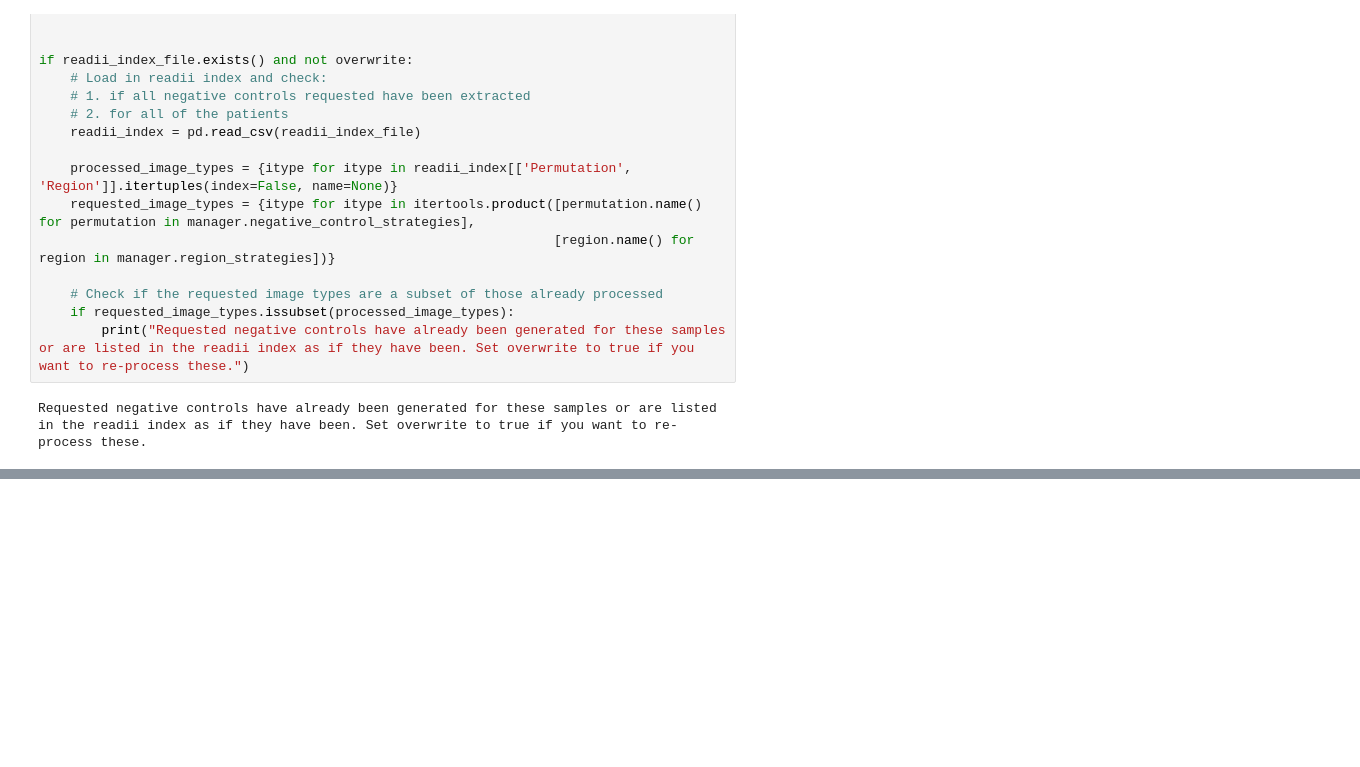
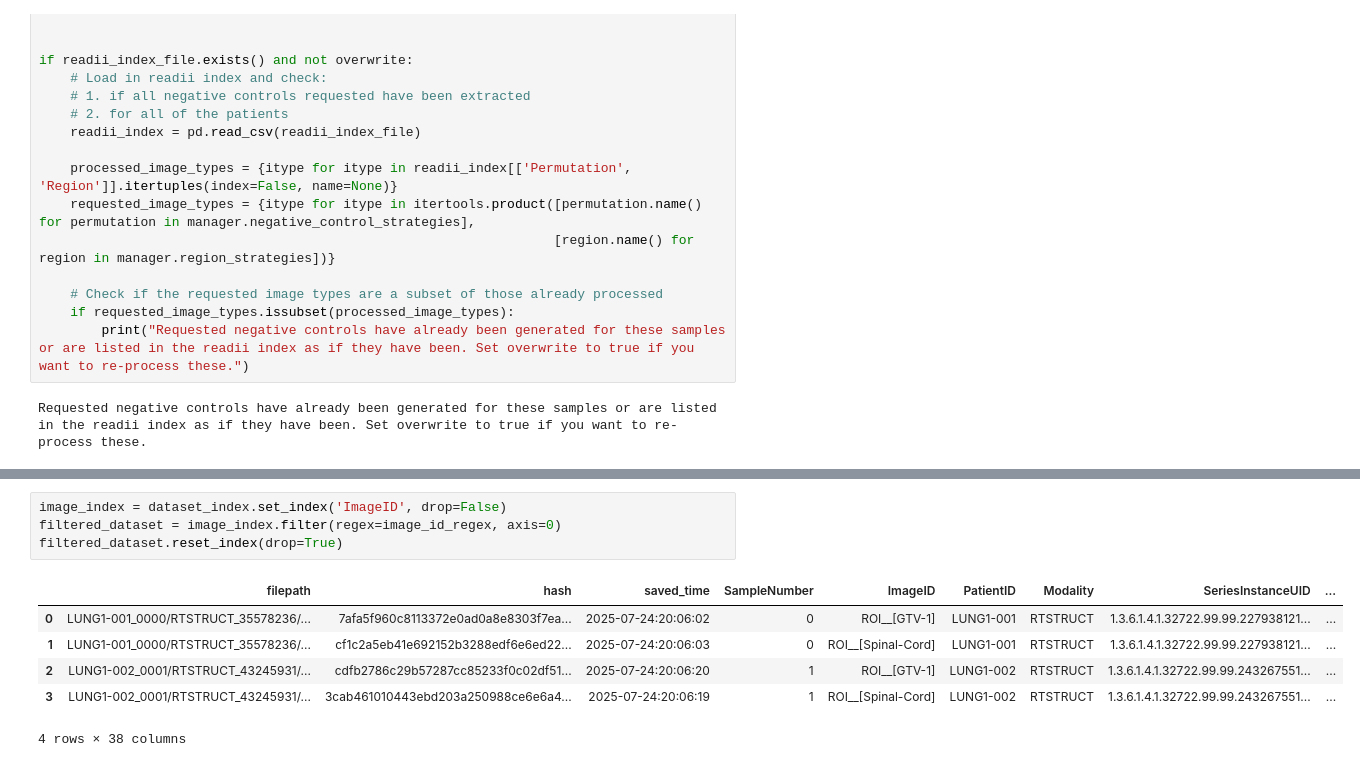
Before and after one commit to bhklab/readii_2_roqc, a Jupyter notebook: sandbox/debug_make_negative_controls.ipynb, the cells around one changed output, grey strips where cells are left out. Cells and saved outputs as stored; diff of their text form; blank space fills up the shorter version.

```diff
--- a/sandbox/debug_make_negative_controls.ipynb
+++ b/sandbox/debug_make_negative_controls.ipynb
@@ -273,0 +333,11 @@ requested
+# %%
+image_index = dataset_index.set_index('ImageID', drop=False)
+filtered_dataset = image_index.filter(regex=image_id_regex, axis=0)
+filtered_dataset.reset_index(drop=True)
+# %% [output]
+|  | filepath | hash | saved_time | SampleNumber | ImageID | PatientID | Modality | SeriesInstanceUID | ... |
+| 0 | LUNG1-001_0000/RTSTRUCT_35578236/... | 7afa5f960c8113372e0ad0a8e8303f7ea... | 2025-07-24:20:06:02 | 0 | ROI__[GTV-1] | LUNG1-001 | RTSTRUCT | 1.3.6.1.4.1.32722.99.99.227938121... | ... |
+| 1 | LUNG1-001_0000/RTSTRUCT_35578236/... | cf1c2a5eb41e692152b3288edf6e6ed22... | 2025-07-24:20:06:03 | 0 | ROI__[Spinal-Cord] | LUNG1-001 | RTSTRUCT | 1.3.6.1.4.1.32722.99.99.227938121... | ... |
+| 2 | LUNG1-002_0001/RTSTRUCT_43245931/... | cdfb2786c29b57287cc85233f0c02df51... | 2025-07-24:20:06:20 | 1 | ROI__[GTV-1] | LUNG1-002 | RTSTRUCT | 1.3.6.1.4.1.32722.99.99.243267551... | ... |
+| 3 | LUNG1-002_0001/RTSTRUCT_43245931/... | 3cab461010443ebd203a250988ce6e6a4... | 2025-07-24:20:06:19 | 1 | ROI__[Spinal-Cord] | LUNG1-002 | RTSTRUCT | 1.3.6.1.4.1.32722.99.99.243267551... | ... |
+4 rows × 38 columns
```
Also changed, not shown: parts of 12 cells of this notebook, 1 other file.
